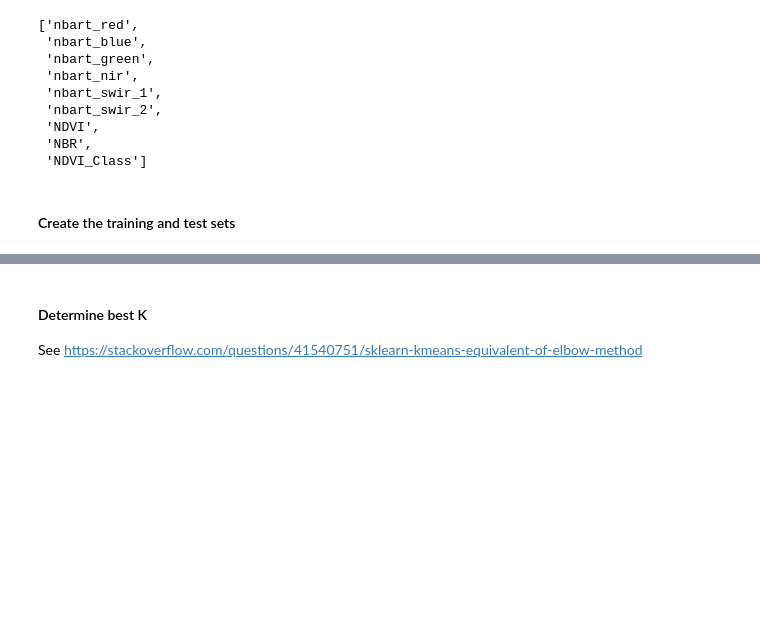
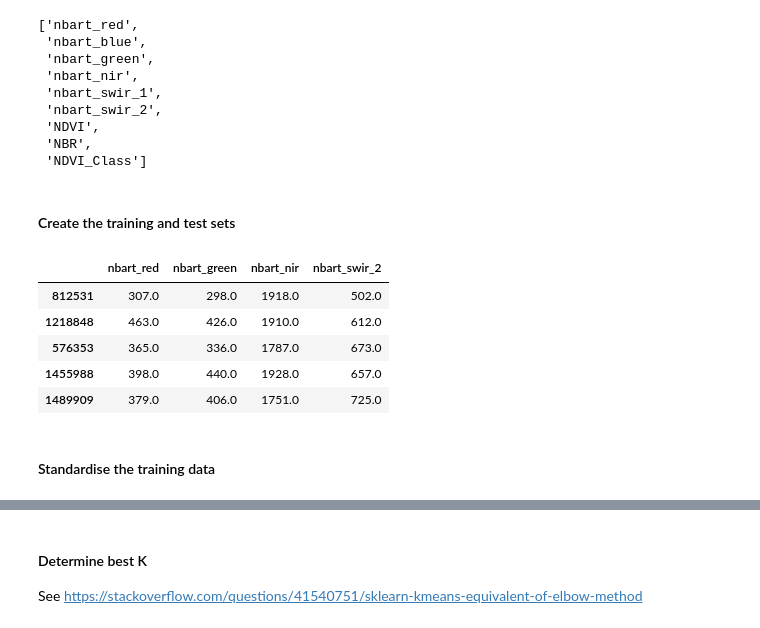
Before and after one commit to mjdear68/Traprock_KBA_Change_Detection, a Jupyter notebook: nbk/class_data_prep.ipynb, the cells around one changed output, grey strips where cells are left out. Cells and saved outputs as stored; diff of their text form; code cells hidden in the pictures; blank space fills up the shorter version.

```diff
--- a/nbk/class_data_prep.ipynb
+++ b/nbk/class_data_prep.ipynb
@@ -399,0 +397,11 @@ gtp_tt = [train_test_split(X[i], y[i], test_size=0.2, random_state=random_state)
+# %%
+X[0].head()
+# %% [output]
+|  | nbart_red | nbart_green | nbart_nir | nbart_swir_2 |
+| 812531 | 307.0 | 298.0 | 1918.0 | 502.0 |
+| 1218848 | 463.0 | 426.0 | 1910.0 | 612.0 |
+| 576353 | 365.0 | 336.0 | 1787.0 | 673.0 |
+| 1455988 | 398.0 | 440.0 | 1928.0 | 657.0 |
+| 1489909 | 379.0 | 406.0 | 1751.0 | 725.0 |
+# %% [markdown]
+#### Standardise the training data
```
Also changed, not shown: parts of 35 cells of this notebook.
